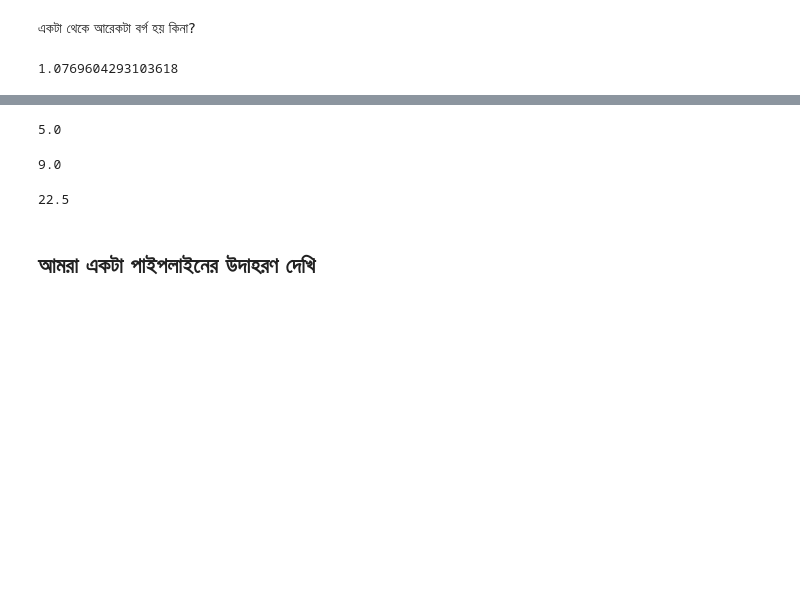
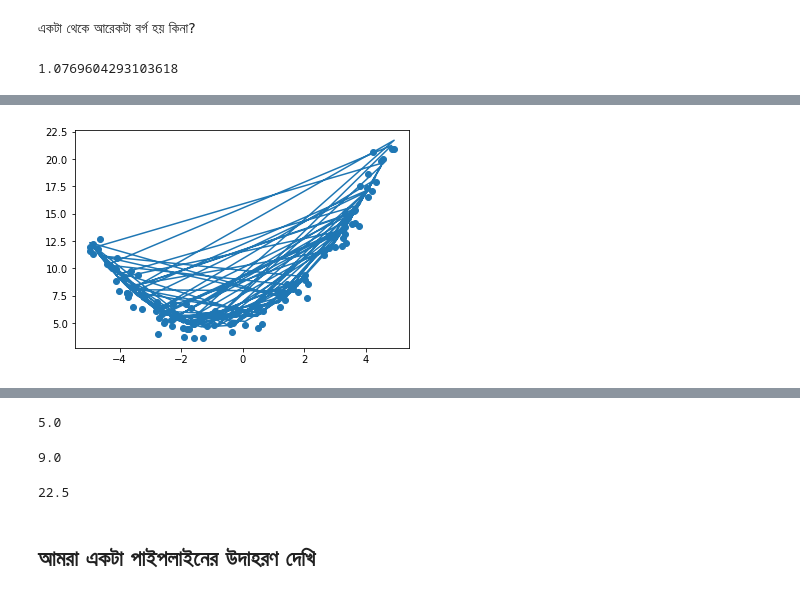
Before and after one commit to raqueeb/Intermediate-scikit-learn, a Jupyter notebook: feature_pipeline.ipynb, the cells around one changed output, grey strips where cells are left out. Drawn from its saved outputs; the diff is of its cells as text; code cells hidden in the pictures; blank space fills up the shorter version.

```diff
--- a/feature_pipeline.ipynb
+++ b/feature_pipeline.ipynb
@@ -201,3 +201,10 @@ lr.intercept_, lr.coef_
+# %%
+yfit = lr.predict(x_poly)
+
+plt.scatter(X, y1)
+plt.plot(X, yfit);
+# %% [output]
+[figure, added]
 # %%
 X_new = np.array([[0], [2], [5]])
 X_poly_new = poly_features.fit_transform(X_new)
```
Also changed, not shown: parts of 4 cells of this notebook.
